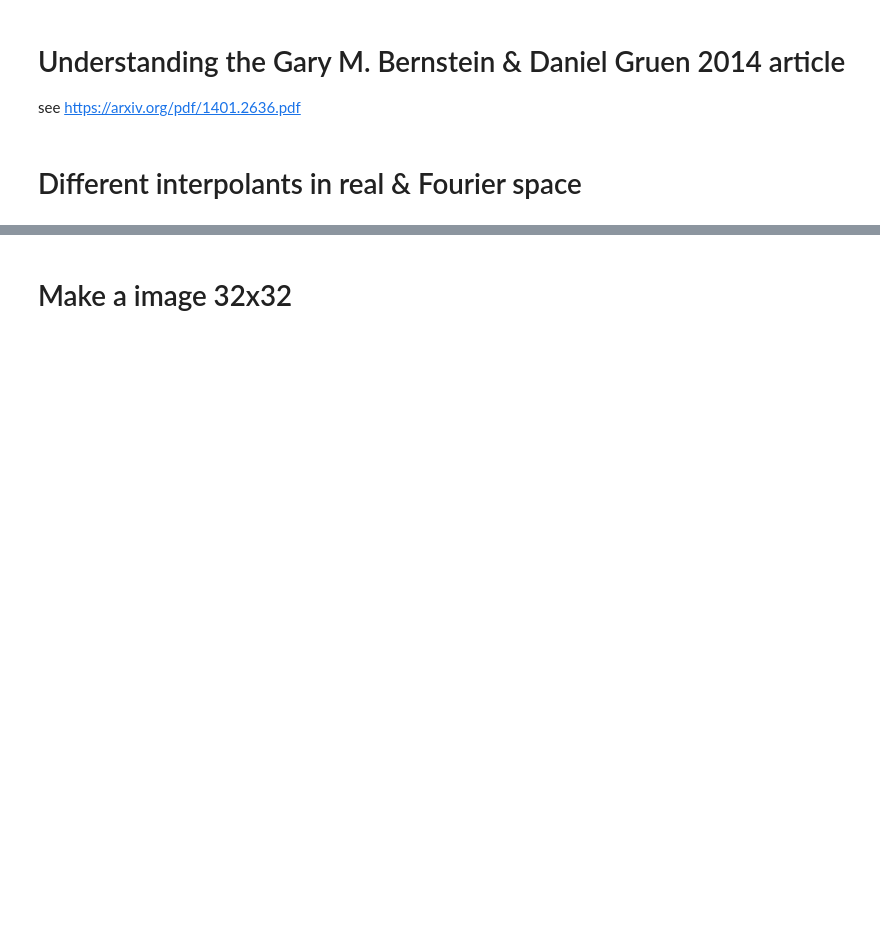
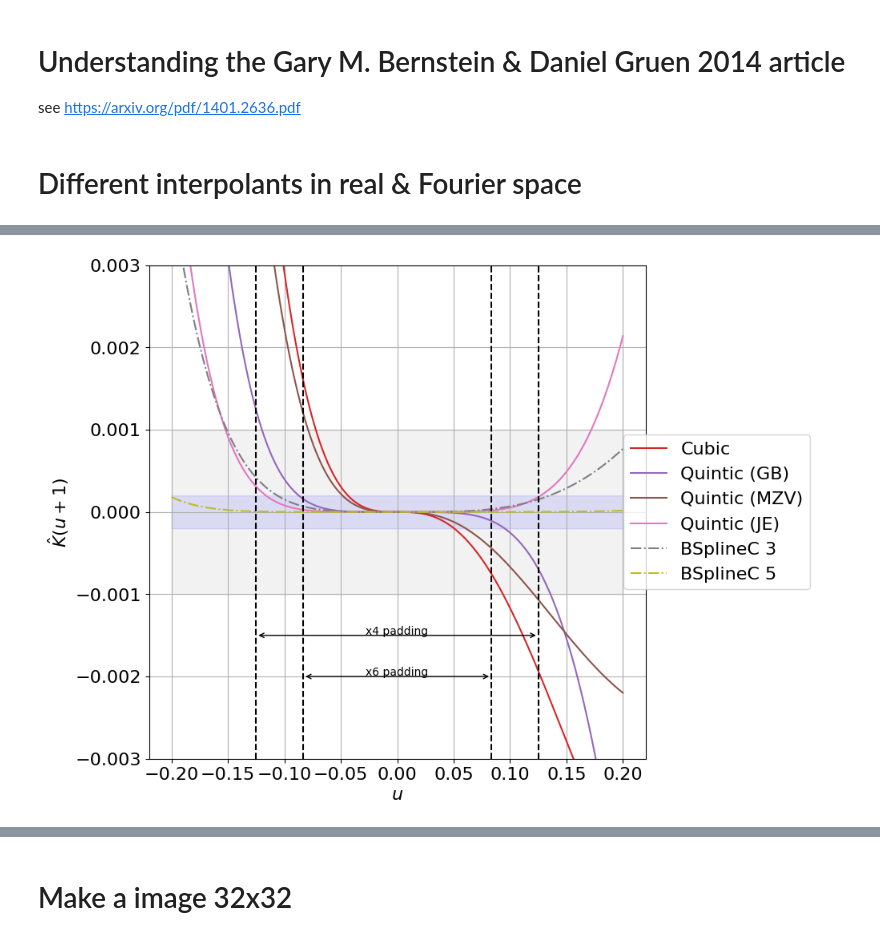
Before and after one commit to jecampagne/interpolation, a Jupyter notebook: image_interpolation.ipynb, the cells around one changed output, grey strips where cells are left out. Cells and saved outputs as stored; diff of their text form; code cells hidden in the pictures; blank space fills up the shorter version.

```diff
--- a/image_interpolation.ipynb
+++ b/image_interpolation.ipynb
@@ -621,9 +634,9 @@ plt.annotate(
 # %%
-lab = ["Cubic","Quintic (GB)","Quintic (MZV)","Quintic (JE)","mks2021"]
+lab = ["Cubic","Quintic (GB)","Quintic (MZV)","Quintic (JE)","BSplineC 3", "BSplineC 5"]#,"mks2021"]
 lsStyle = ["-"]*len(lab)
-#lsStyle[-2]="--"
+lsStyle[-2]="-."
 lsStyle[-1]="-."
-kerU = [hat3,hat5Gary,hat5MZV,hat5JE,hatmks2021]
+kerU = [hat3,hat5Gary,hat5MZV,hat5JE,hatBsplineCard3,hatBsplineCard5]#,hatmks2021]
 
 prop_cycle = plt.rcParams['axes.prop_cycle']
 colors = prop_cycle.by_key()['color']
@@ -643,31 +656,33 @@ axvline(0.125, linestyle='--', color='black');
 #axvline(-0.25, linestyle='--', color='black')
 #axvline(0.25, linestyle='--', color='black');
 axvline(-0.5/6, linestyle='--', color='black')
 axvline(0.5/6, linestyle='--', color='black');
 ylabel(r"$\hat{K}(u+1)$")
 xlabel(r"$u$");
 
 plt.annotate(
     '', xy=(-0.5/6, -0.002), xycoords='data',
     xytext=(0.5/6, -0.002), textcoords='data',
     arrowprops={'arrowstyle': '<->'})
 plt.annotate(
     'x6 padding', xy=(0, -0.002), xycoords='data', ha='center',
     xytext=(0, 1), textcoords='offset points')
 
 plt.annotate(
     '', xy=(-0.5/4, -0.0015), xycoords='data',
     xytext=(0.5/4, -0.0015), textcoords='data',
     arrowprops={'arrowstyle': '<->'})
 plt.annotate(
     'x4 padding', xy=(0, -0.0015), xycoords='data', ha='center',
     xytext=(0, 1), textcoords='offset points');
 
 #plt.annotate(
 #    '', xy=(-0.5/2, -0.0010), xycoords='data',
 #    xytext=(0.5/2, -0.0010), textcoords='data',
 #    arrowprops={'arrowstyle': '<->'})
 #plt.annotate(
 #    'x2 padding', xy=(0, -0.0010), xycoords='data', ha='center',
 #    xytext=(0, 1), textcoords='offset points')
+# %% [output]
+[figure, added]
 # %%
```
Also changed, not shown: parts of 9 cells of this notebook, 1 other file.
